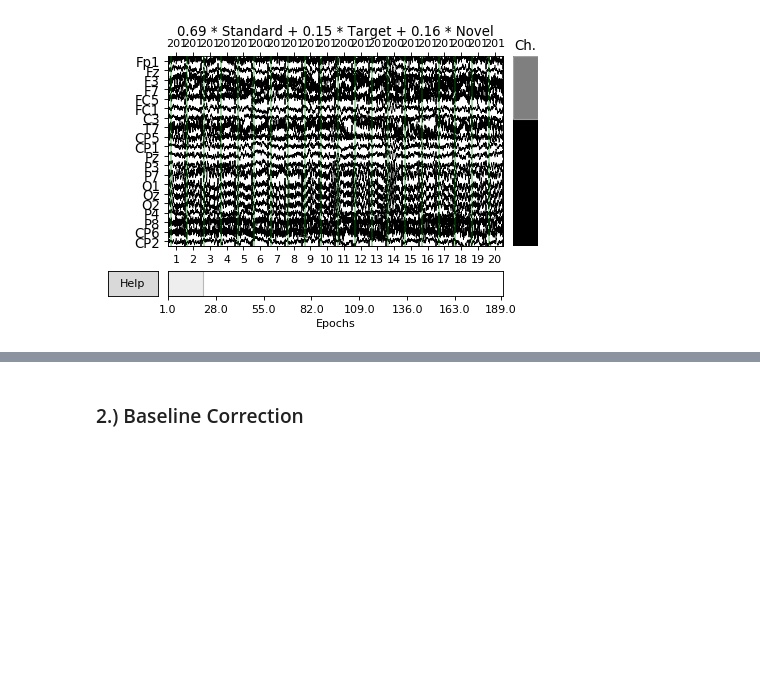
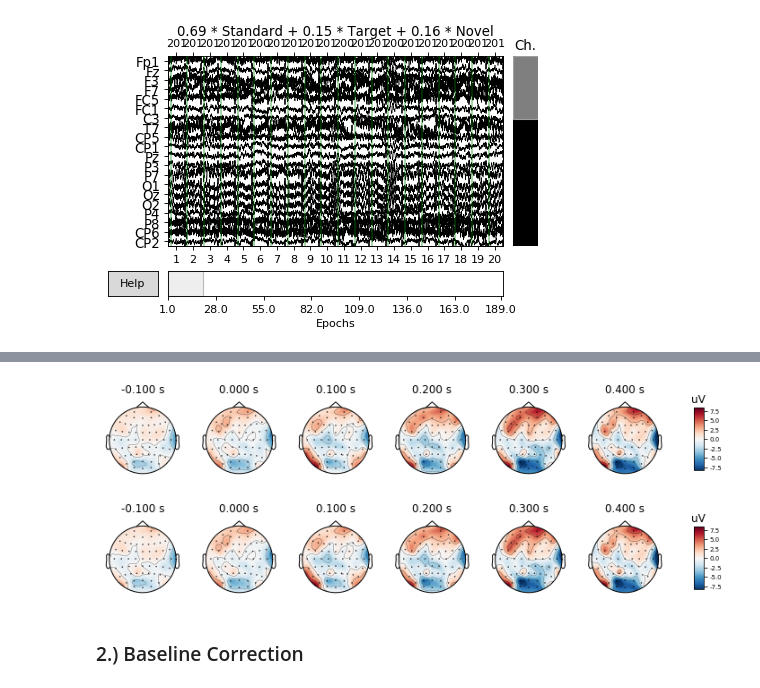
Before and after one commit to aath0/AlgorithmsNeuroscience, a Jupyter notebook: Tutorials/DataVisualization.ipynb, the cells around one changed output, grey strips where cells are left out. Saved outputs shown, nothing was run; the diff lists cells and outputs as text; code cells hidden in the pictures; blank space fills up the shorter version.

```diff
--- a/Tutorials/DataVisualization.ipynb
+++ b/Tutorials/DataVisualization.ipynb
@@ -88,3 +125,11 @@ Percentage of Novel events :  0.16
+# %%
+import numpy as np
+%matplotlib inline
+times = np.arange(-0.1, 0.5, 0.1)
+epochs.average().plot_topomap(times, ch_type='eeg')
+# %% [output]
+[figure, added]
+[figure, added]
 # %% [markdown]
 ### 2.) Baseline Correction
 # %% [markdown]
```
Also changed, not shown: parts of 6 cells of this notebook.
